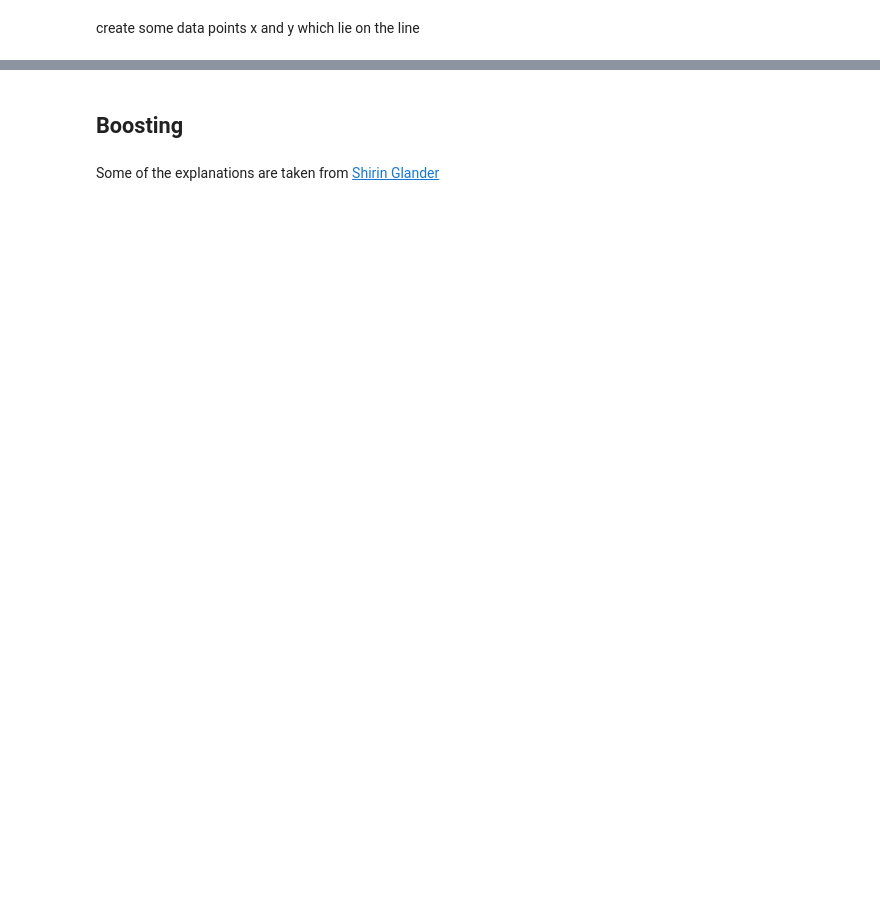
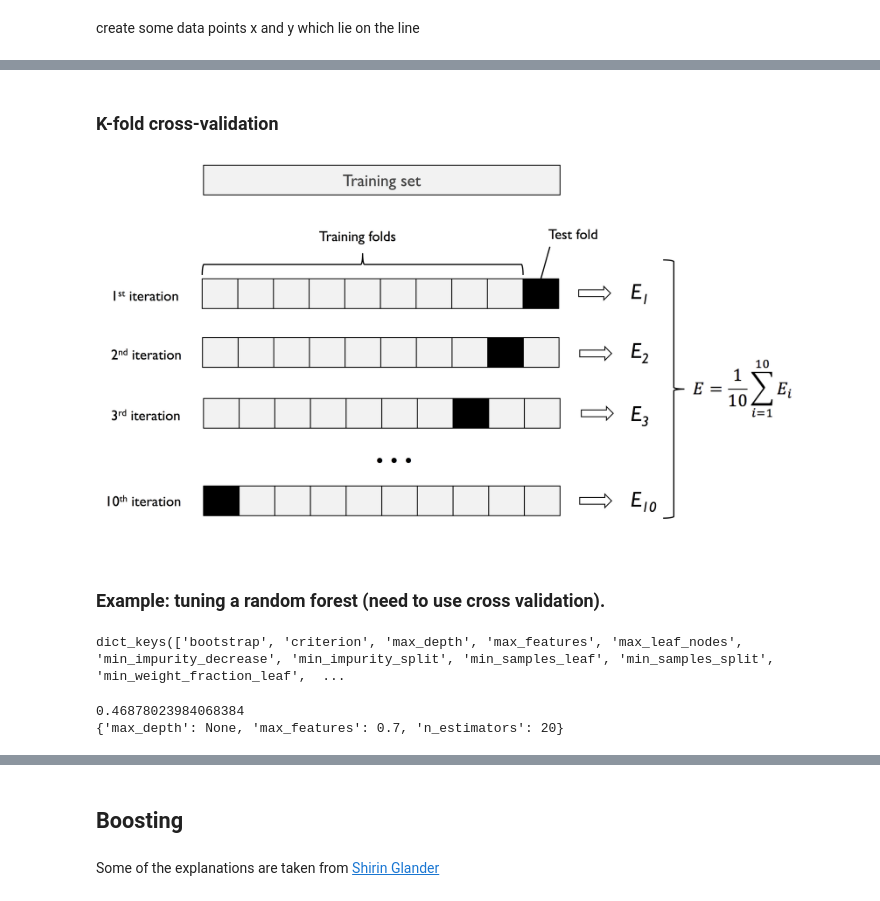
Before and after one commit to yaniyuval/ML1_IAP, a Jupyter notebook: lesson2-RandomForest_reg.ipynb, the cells around one changed output, grey strips where cells are left out. Saved outputs shown, nothing was run; the diff lists cells and outputs as text; code cells hidden in the pictures; blank space fills up the shorter version.

```diff
--- a/lesson2-RandomForest_reg.ipynb
+++ b/lesson2-RandomForest_reg.ipynb
@@ -284,0 +234,33 @@ plt.legend(loc="upper left")
+# %% [markdown]
+### K-fold cross-validation
+# %%
+# Image from Sebastian's Raschka book
+Image(filename='figs/k_cross_validation.png', width=700)
+# %% [output]
+[figure, added]
+# %% [markdown]
+### Example: tuning a random forest (need to use cross validation).
+# %%
+hypertune = RandomForestRegressor(random_state=1)
+hypertune.get_params().keys()
+# %% [output]
+dict_keys(['bootstrap', 'criterion', 'max_depth', 'max_features', 'max_leaf_nodes', 'min_impurity_decrease', 'min_impurity_split', 'min_samples_leaf', 'min_samples_split', 'min_weight_fraction_leaf',  ...
+# %%
+max_depth_list = [5,None] # For simplicity I am using shallow tree
+max_features_list = [0.4,0.7]
+Tree_num_list = [10,20]
+param_grid = [{'max_depth': max_depth_list,
+               'n_estimators': Tree_num_list,
+              'max_features': max_features_list}]
+
+gs = GridSearchCV(estimator=hypertune,
+                  param_grid=param_grid,
+                  cv=5,
+                  scoring='r2',
+                  n_jobs=-1)
+gs = gs.fit(X_train, y_train)
+print(gs.best_score_)
+print(gs.best_params_)
+# %% [output]
+0.46878023984068384
+{'max_depth': None, 'max_features': 0.7, 'n_estimators': 20}
```
Also changed, not shown: parts of 67 cells of this notebook.
